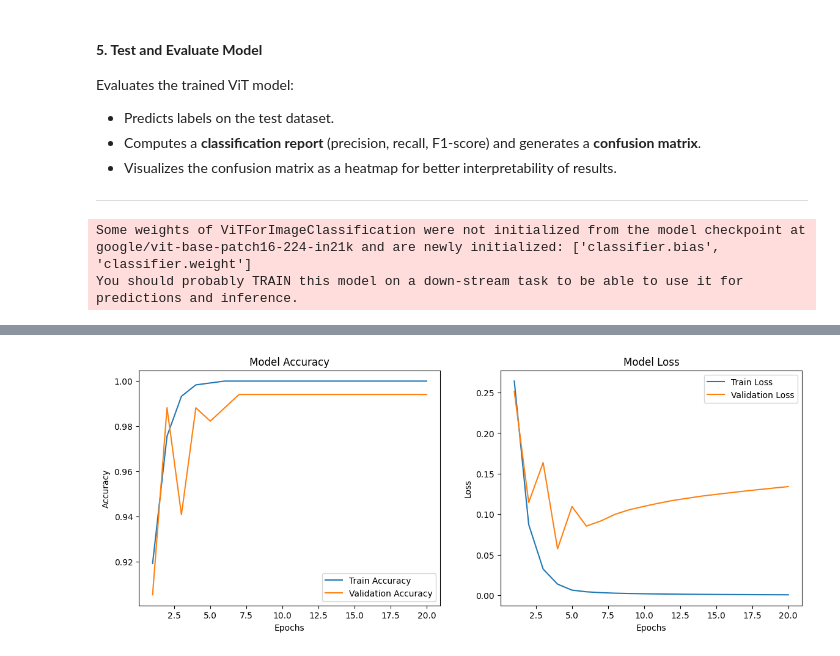
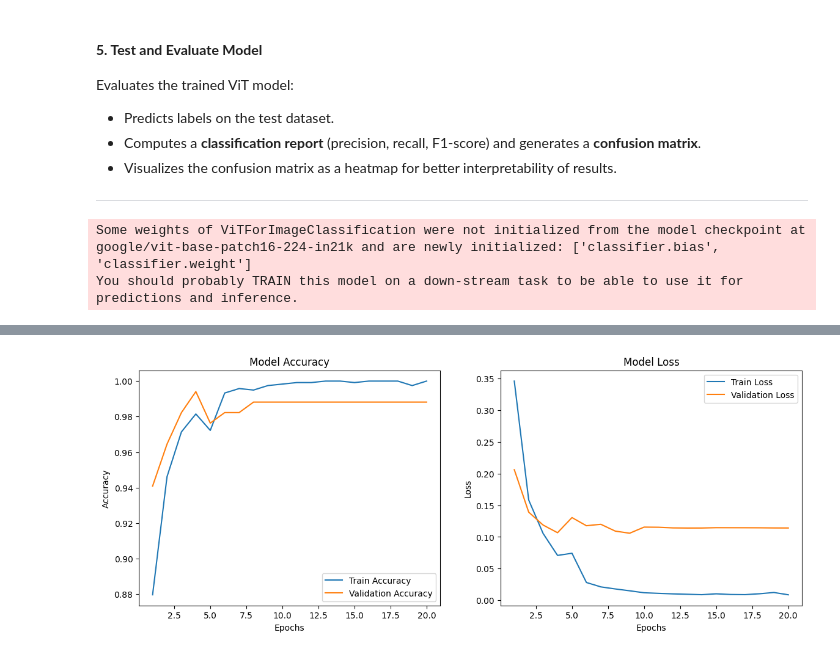
Before and after one commit to btlambodh/TyreDefectAnalyzer, a Jupyter notebook: tyre_defect_classification_final.ipynb, the cells around one changed output, grey strips where cells are left out. Saved outputs shown, nothing was run; the diff lists cells and outputs as text; code cells hidden in the pictures.

```diff
--- a/tyre_defect_classification_final.ipynb
+++ b/tyre_defect_classification_final.ipynb
@@ -1345,25 +1345,42 @@ from torchvision import datasets, transforms
 from sklearn.metrics import classification_report, confusion_matrix
 import matplotlib.pyplot as plt
 import seaborn as sns
-from transformers import ViTForImageClassification, ViTFeatureExtractor
+from transformers import ViTForImageClassification
 import numpy as np
+import os
 
 # -----------------------------------------------
-# 2. Define Dataset and Transformations
+# 2. Define Class Mapping
+# -----------------------------------------------
+class_mapping = {0: "Good Tire", 1: "Defective Tire"}
+
+# -----------------------------------------------
+# 3. Define Dataset and Transformations
 # -----------------------------------------------
 def create_datasets(train_dir, val_dir, test_dir, input_size=224):
-    transform = transforms.Compose([
+    train_transform = transforms.Compose([
+        transforms.Resize((input_size, input_size)),
+        transforms.RandomHorizontalFlip(p=0.5),
+        transforms.RandomRotation(degrees=15),
+        transforms.ColorJitter(brightness=0.2, contrast=0.2, saturation=0.2, hue=0.1),
+        transforms.RandomResizedCrop(input_size, scale=(0.8, 1.0)),
+        transforms.RandomGrayscale(p=0.1),
+        transforms.ToTensor(),
+        transforms.Normalize(mean=[0.5, 0.5, 0.5], std=[0.5, 0.5, 0.5]),
+    ])
+    test_transform = transforms.Compose([
         transforms.Resize((input_size, input_size)),
         transforms.ToTensor(),
-        transforms.Normalize(mean=[0.5, 0.5, 0.5], std=[0.5, 0.5, 0.5])
+        transforms.Normalize(mean=[0.5, 0.5, 0.5], std=[0.5, 0.5, 0.5]),
     ])
-    train_dataset = datasets.ImageFolder(train_dir, transform=transform)
-    val_dataset = datasets.ImageFolder(val_dir, transform=transform)
-    test_dataset = datasets.ImageFolder(test_dir, transform=transform)
+
+    train_dataset = datasets.ImageFolder(train_dir, transform=train_transform)
+    val_dataset = datasets.ImageFolder(val_dir, transform=test_transform)
+    test_dataset = datasets.ImageFolder(test_dir, transform=test_transform)
     return train_dataset, val_dataset, test_dataset
 
 # -----------------------------------------------
-# 3. Define Data Loaders
+# 4. Define Data Loaders
 # -----------------------------------------------
 def create_dataloaders(train_dataset, val_dataset, test_dataset, batch_size=32):
     train_loader = DataLoader(train_dataset, batch_size=batch_size, shuffle=True)
@@ -1372,13 +1389,31 @@ def create_dataloaders(train_dataset, val_dataset, test_dataset, batch_size=32):
     return train_loader, val_loader, test_loader
 
 # -----------------------------------------------
-# 4. Train and Evaluate Model
+# 5. Train and Save Model
 # -----------------------------------------------
-def train_vit_model(train_loader, val_loader, num_classes=2, input_size=224, num_epochs=20, learning_rate=1e-4, device="cuda"):
+def train_vit_model(train_loader, val_loader, num_classes=2, num_epochs=20, learning_rate=1e-4, device="cuda", save_dir="/content/drive/MyDrive/AAI-521/Project/model/vit_trained_model"):
+    """
+    Train the Vision Transformer model and save it in Hugging Face-compatible format.
+
+    Args:
+        train_loader: DataLoader for training data.
+        val_loader: DataLoader for validation data.
+        num_classes: Number of output classes.
+        num_epochs: Number of training epochs.
+        learning_rate: Learning rate for the optimizer.
+        device: Device to use ('cuda' or 'cpu').
+        save_dir: Directory to save the trained model.
+
+    Returns:
+        model: The trained model.
+        history: A dictionary containing training and validation history.
+    """
     model = ViTForImageClassification.from_pretrained("google/vit-base-patch16-224-in21k", num_labels=num_classes)
     model.to(device)
+
     criterion = nn.CrossEntropyLoss()
-    optimizer = optim.Adam(model.parameters(), lr=learning_rate)
+    optimizer = optim.AdamW(model.parameters(), lr=learning_rate)
+    scheduler = torch.optim.lr_scheduler.StepLR(optimizer, step_size=5, gamma=0.1)  # Reduce LR every 5 epochs
 
     history = {"train_loss": [], "val_loss": [], "train_acc": [], "val_acc": []}
     for epoch in range(num_epochs):
@@ -1418,12 +1453,21 @@ def train_vit_model(train_loader, val_loader, num_classes=2, input_size=224, num
         history["val_loss"].append(val_loss)
         history["val_acc"].append(val_acc)
 
+        scheduler.step()
+
         print(f"Epoch [{epoch+1}/{num_epochs}], Train Loss: {train_loss:.4f}, Train Acc: {train_acc:.4f}, Val Loss: {val_loss:.4f}, Val Acc: {val_acc:.4f}")
+
+    # Create the save directory if it doesn't exist
+    os.makedirs(save_dir, exist_ok=True)
+
+    # Save the trained model in Hugging Face-compatible format
+    model.save_pretrained(save_dir)
+    print(f"Model saved to {save_dir}")
 
     return model, history
 
 # -----------------------------------------------
-# 5. Plot Training History
+# 6. Plot Training History
 # -----------------------------------------------
 def plot_training_history(history):
     epochs = range(1, len(history["train_loss"]) + 1)
@@ -1449,7 +1493,7 @@ def plot_training_history(history):
     plt.show()
 
 # -----------------------------------------------
-# 6. Test and Evaluate Model
+# 7. Test and Evaluate Model
 # -----------------------------------------------
 def evaluate_model(model, test_loader, device="cuda"):
     model.eval()
@@ -1465,29 +1509,34 @@ def evaluate_model(model, test_loader, device="cuda"):
     accuracy = np.mean(np.array(true_labels) == np.array(predictions)) * 100
     print(f"Test Accuracy: {accuracy:.2f}%")
 
+    # Use class mapping for predictions and labels
+    true_class_labels = [class_mapping[label] for label in true_labels]
+    predicted_class_labels = [class_mapping[pred] for pred in predictions]
+
     print("Classification Report:")
-    print(classification_report(true_labels, predictions, target_names=["Good", "Defective"]))
+    print(classification_report(true_class_labels, predicted_class_labels, target_names=list(class_mapping.values())))
 
-    cm = confusion_matrix(true_labels, predictions)
+    cm = confusion_matrix(true_class_labels, predicted_class_labels, labels=list(class_mapping.values()))
     plt.figure(figsize=(6, 6))
-    sns.heatmap(cm, annot=True, fmt="d", cmap="Blues", xticklabels=["Good", "Defective"], yticklabels=["Good", "Defective"])
+    sns.heatmap(cm, annot=True, fmt="d", cmap="Blues", xticklabels=list(class_mapping.values()), yticklabels=list(class_mapping.values()))
     plt.title("Confusion Matrix")
     plt.ylabel("Actual")
     plt.xlabel("Predicted")
     plt.show()
 
 # -----------------------------------------------
-# 7. Execution
+# 8. Execution
 # -----------------------------------------------
 train_dir = "/content/drive/MyDrive/AAI-521/Project/split/train"
 val_dir = "/content/drive/MyDrive/AAI-521/Project/split/val"
 test_dir = "/content/drive/MyDrive/AAI-521/Project/split/test"
+save_dir="/content/drive/MyDrive/AAI-521/Project/model/vit_trained_model"
 
 train_dataset, val_dataset, test_dataset = create_datasets(train_dir, val_dir, test_dir)
 train_loader, val_loader, test_loader = create_dataloaders(train_dataset, val_dataset, test_dataset)
 
 device = "cuda" if torch.cuda.is_available() else "cpu"
-model, history = train_vit_model(train_loader, val_loader, device=device)
+model, history = train_vit_model(train_loader, val_loader, device=device, save_dir=save_dir)
 
 plot_training_history(history)
 
@@ -1518 +1564 @@ Epoch [20/20], Train Loss: 0.0007, Train Acc: 1.0000, Val Loss: 0.1341, Val Acc:
-[figure, old version]
+[figure, new version]
```
Also changed, not shown: parts of 9 cells of this notebook.
